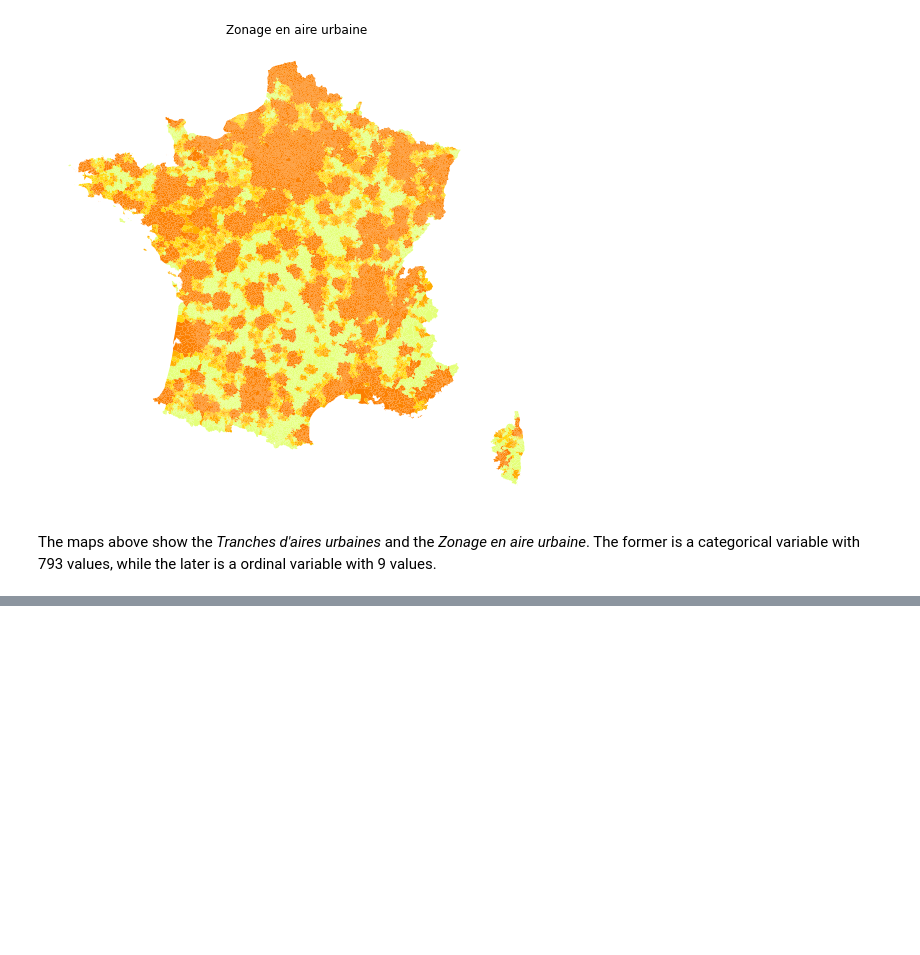
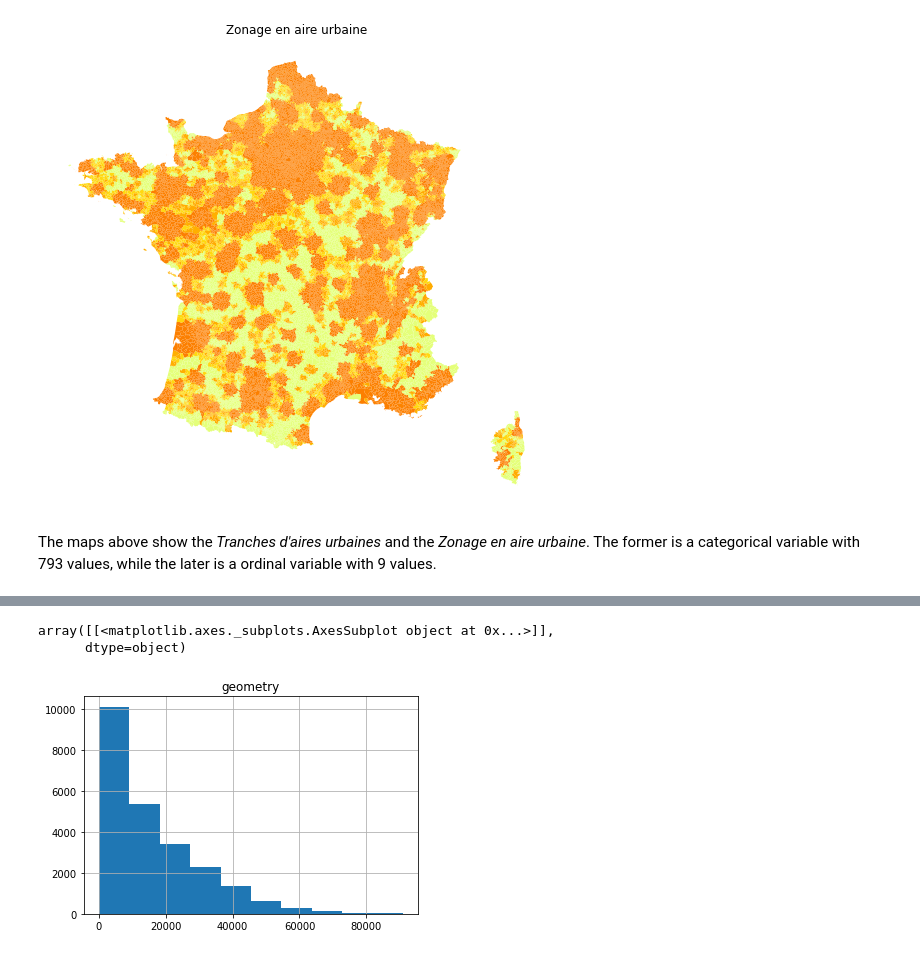
Before and after one commit to sjinko/measure, a Jupyter notebook: notebooks/koseki-nb-measuring_urbanity-200515.ipynb, the cells around one changed output, grey strips where cells are left out. Saved outputs shown, nothing was run; the diff lists cells and outputs as text; code cells hidden in the pictures; blank space fills up the shorter version.

```diff
--- a/notebooks/koseki-nb-measuring_urbanity-200515.ipynb
+++ b/notebooks/koseki-nb-measuring_urbanity-200515.ipynb
@@ -191,3 +265 @@ In this data, labels for the *Zonage en aire urbaine* (CATAEU2010) are:
 Using the data we have input, we visualize the geographical distribution of the urban area rank unto a map.
-# %%
-communes.set_index('CODE').join(ua_communes.set_index('CODGEO'))
@@ -235,0 +297,22 @@ The maps above show the *Tranches d'aires urbaines* and the *Zonage en aire urba
+# %%
+""" Select municipalities within a 100'000 urban area rank or above """
+idx = urban_areas[urban_areas['TAU2017'].isin([7,8,9,10])]['AU2010'].values
+in_ua_muni_idx = ua_communes.set_index('AU2010').loc[idx]['CODGEO'].values
+in_ua_muni_geo = communes.set_index('CODE').reindex(in_ua_muni_idx).dropna().geometry.values
+large_urban_areas = shapely.geometry.MultiPolygon([i for sl in in_ua_muni_geo for i in sl])
+
+idx = urban_areas[urban_areas['TAU2017'].isin([0,1,2,3,4,5,6])]['AU2010'].values
+out_ua_muni_idx = ua_communes.set_index('AU2010').loc[idx]['CODGEO'].values
+out_ua_muni_geo = communes.set_index('CODE').reindex(out_ua_muni_idx).dropna().geometry
+# %%
+""" Compute distance betwen out municipalities and nearest urban area"""
+import os.path
+from os import path
+# Check first if the data is available locally
+f = '../data/koseki-data-distance_to_urban_area_7to10.csv'
+if path.exists(f):
+    distances = pd.read_csv(f)
+else:
+    distances = out_ua_muni_geo.apply(lambda x: x.distance(large_urban_areas))
+
+distances.head()
@@ -235,0 +326,10 @@ The maps above show the *Tranches d'aires urbaines* and the *Zonage en aire urba
+# %%
+""" Rename variable """
+distances.name = 'distance'
+# %%
+""" Plot distance data """
+distances.hist()
+# %% [output]
+array([[<matplotlib.axes._subplots.AxesSubplot object at 0x...>]],
+      dtype=object)
+[figure, added]
```
Also changed, not shown: parts of 44 cells of this notebook, 2 other files.
